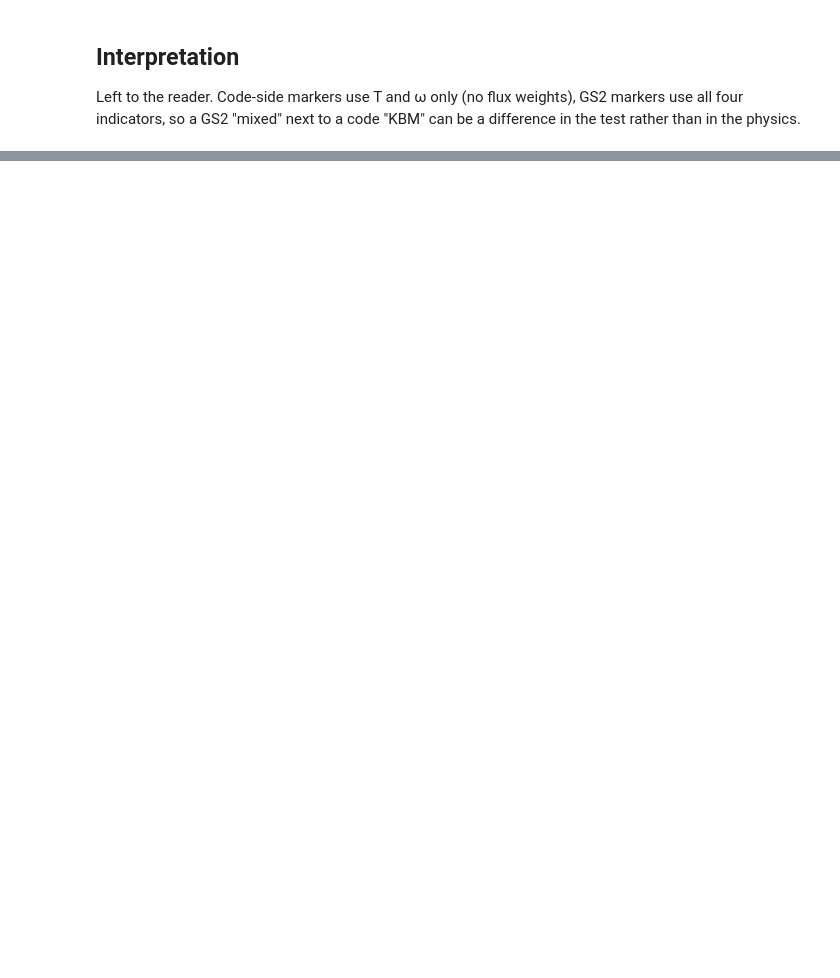
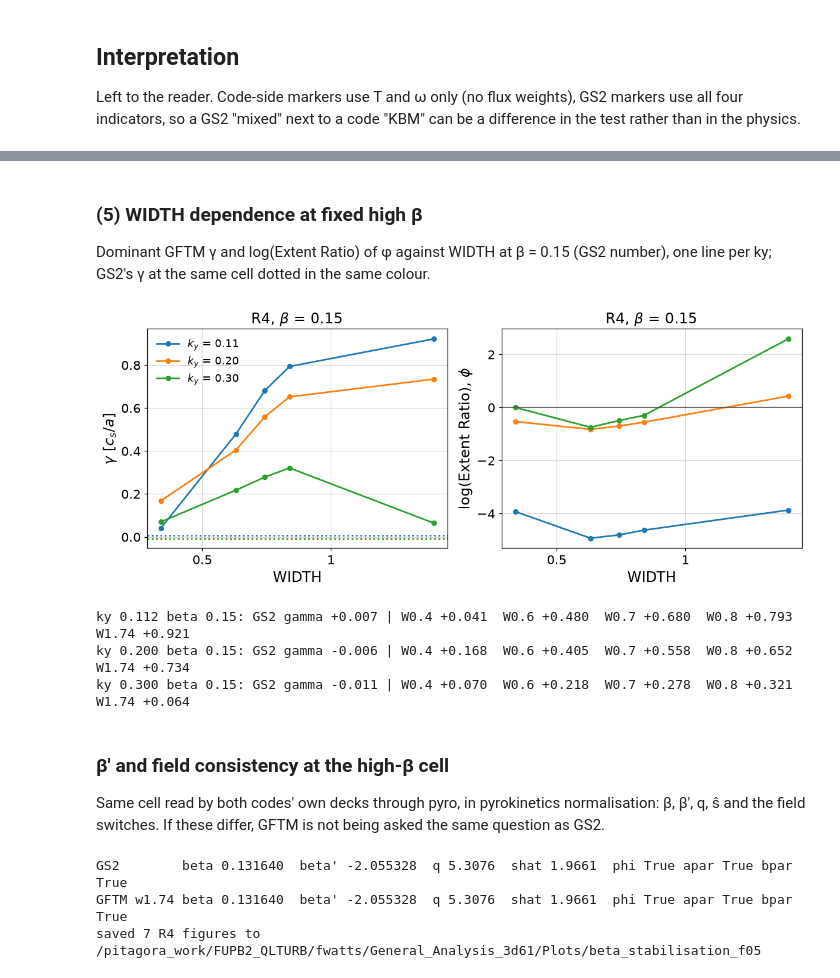
Before and after one commit to FelixWattsYork/General_Analysis, a Jupyter notebook: notebooks/beta_stabilisation_modes.ipynb, the cells around one changed output, grey strips where cells are left out. Cells and saved outputs as stored; diff of their text form; code cells hidden in the pictures; blank space fills up the shorter version.

```diff
--- a/notebooks/beta_stabilisation_modes.ipynb
+++ b/notebooks/beta_stabilisation_modes.ipynb
@@ -206,0 +584,64 @@ GS2 "mixed" next to a code "KBM" can be a difference in the test rather than in
+# %% [markdown]
+### (5) WIDTH dependence at fixed high β
+
+Dominant GFTM γ and log(Extent Ratio) of φ against WIDTH at β = 0.15 (GS2 number), one line per ky; GS2's γ at the
+same cell dotted in the same colour.
+# %%
+widths = np.array([spec[3] for spec in r4_codes.values()])
+fig_w, (ax_g, ax_e) = plt.subplots(1, 2, figsize=(11, 4.5))
+for c, i in enumerate(iky):
+    ky_lab = rf"$k_y$ = {float(gs2[r4].ky[i]):.2f}"
+    ax_g.plot(widths, [g[lab][i, jhi] for lab in r4_codes], color=f"C{c}", marker="o", ms=5, label=ky_lab)
+    ax_g.axhline(g["GS2"][i, jhi], color=f"C{c}", ls=":", marker="")
+    ax_e.plot(widths, [np.log2(ext[lab]["phi"][i, jhi] / ext["GS2"]["phi"][i, jhi]) for lab in r4_codes],
+              color=f"C{c}", marker="o", ms=5, label=ky_lab)
+ax_e.axhline(0, color="0.3", lw=1, marker="")
+ax_g.set_ylabel(r"$\gamma$ [$c_s/a$]", fontsize=16)
+ax_e.set_ylabel(r"log(Extent Ratio), $\phi$", fontsize=16)
+for ax in (ax_g, ax_e):
+    ax.set_xscale("log")
+    lims = ax.get_xlim()
+    ax.set_xticks([0.5, 1, 2, 5, 10])
+    ax.set_xlim(lims)
+    ax.xaxis.set_major_formatter(StrMethodFormatter("{x:g}"))
+    ax.minorticks_off()
+    ax.set_xlabel("WIDTH", fontsize=16)
+    ax.set_title(rf"R4, $\beta$ = {beta_r4[jhi]:.2f}", fontsize=16)
+    ax.tick_params(labelsize=14)
+ax_g.legend(fontsize=12)
+fig_w.tight_layout()
+plt.show()
+for i in iky:
+    print(f"ky {float(gs2[r4].ky[i]):.3f} beta {beta_r4[jhi]:.2f}: GS2 gamma {g['GS2'][i, jhi]:+.3f} | " +
+          "  ".join(f"W{wd:g} {g[lab][i, jhi]:+.3f}" for wd, lab in zip(widths, r4_codes)))
+# %% [output]
+[figure, added]
+ky 0.112 beta 0.15: GS2 gamma +0.007 | W0.4 +0.041  W0.6 +0.480  W0.7 +0.680  W0.8 +0.793  W1.74 +0.921
+ky 0.200 beta 0.15: GS2 gamma -0.006 | W0.4 +0.168  W0.6 +0.405  W0.7 +0.558  W0.8 +0.652  W1.74 +0.734
+ky 0.300 beta 0.15: GS2 gamma -0.011 | W0.4 +0.070  W0.6 +0.218  W0.7 +0.278  W0.8 +0.321  W1.74 +0.064
+# %% [markdown]
+### β′ and field consistency at the high-β cell
+
+Same cell read by both codes' own decks through pyro, in pyrokinetics normalisation: β, β′, q, ŝ and the field
+switches. If these differ, GFTM is not being asked the same question as GS2.
+# %%
+i, j = cells["high, ky 0.2"]
+code, project, leaf, _ = r4_codes["GFTM w1.74"]
+decks = {"GS2": gs2_run(i, j) / "gs2.in",
+         "GFTM w1.74": data_root / code / run_template / project / r4 / leaf / f"ky{float(gs2[r4].ky[i]):.3f}_beta{beta_r4[j]:.3f}" / "input.gftm"}
+for lab, path in decks.items():
+    p = Pyro(gk_file=path)
+    lg, nu = p.local_geometry, p.numerics
+    print(f"{lab:10s} beta {nu.beta.to(p.norms.pyrokinetics).m:.6f}  beta' {lg.beta_prime.to(p.norms.pyrokinetics).m:.6f}  "
+          f"q {lg.q.m:.4f}  shat {lg.shat.m:.4f}  phi {nu.phi} apar {nu.apar} bpar {nu.bpar}")
+
+r4_figs = {"R4_eigenfunctions": fig_eig, "R4_eigenfunction_phase": fig_ph, "R4_extent_vs_beta": fig_ext,
+           "R4_extent_ratio_vs_beta": fig_rat, "R4_gamma_omega_T_vs_beta": fig_gwt, "R4_gs2_gamma_t": fig_gt,
+           "R4_gamma_extent_vs_width": fig_w}
+for name, fig in r4_figs.items():
+    fig.savefig(output_dir / f"{name}.png", dpi=150, bbox_inches="tight")
+print("saved", len(r4_figs), "R4 figures to", output_dir)
+# %% [output]
+GS2        beta 0.131640  beta' -2.055328  q 5.3076  shat 1.9661  phi True apar True bpar True
+GFTM w1.74 beta 0.131640  beta' -2.055328  q 5.3076  shat 1.9661  phi True apar True bpar True
+saved 7 R4 figures to /pitagora_work/FUPB2_QLTURB/fwatts/General_Analysis_3d61/Plots/beta_stabilisation_f05
```
Also changed, not shown: parts of 17 cells of this notebook.
